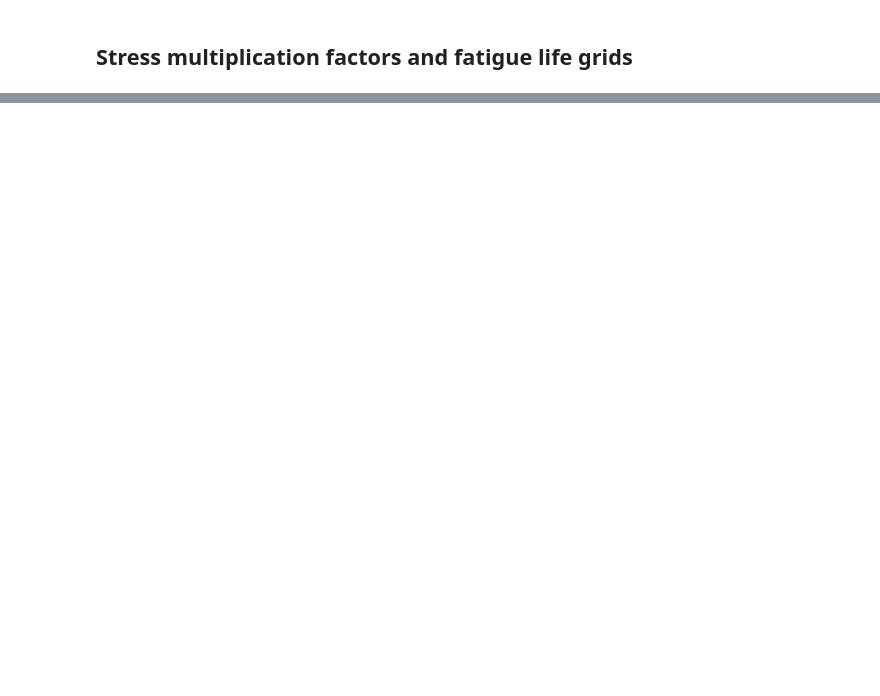
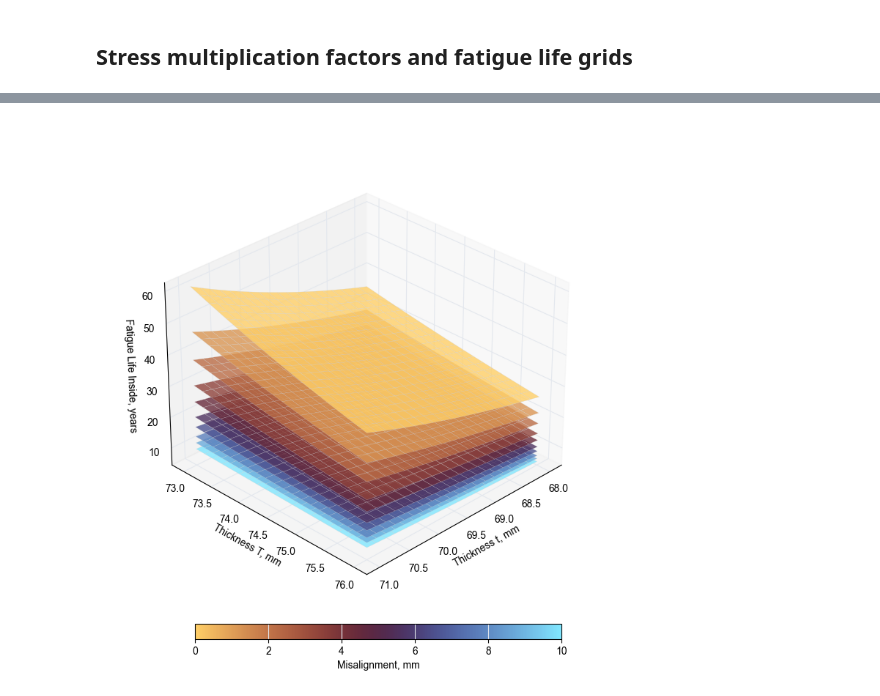
Before and after one commit to OWI-Lab/torque2026-ahmed-mujtaba-et-al, a Jupyter notebook: notebooks/1.0.torque-2026.ipynb, the cells around one changed output, grey strips where cells are left out. Drawn from its saved outputs; the diff is of its cells as text; code cells hidden in the pictures; blank space fills up the shorter version.

```diff
--- a/notebooks/1.0.torque-2026.ipynb
+++ b/notebooks/1.0.torque-2026.ipynb
@@ -220,13 +269,16 @@ plot.life_surfaces_t1_t2_by_misalignment_at_d(
 # %%
 plot.misalignment_surfaces_t1_t2_by_fatigue_life_at_d(
     df, D_fix,
     trunc_t, trunc_T, trunc_misalignment,
     levels_life=[10, 20, 50, 100, 200],
-    elev=30, azim=105,
+    elev=30, azim=45,
     cmap='managua',
     alpha=0.8,
     edgecolor='lightgrey',
     linewidth=0.2,
     title=None,
-    cmap_position=[0.275, 0, 0.5, 0.03]
+    cmap_position=[0.275, 0, 0.5, 0.03],
+    aspect_zoom=0.85
 )
+# %% [output]
+[figure, added]
```
Also changed, not shown: parts of 11 cells of this notebook.
